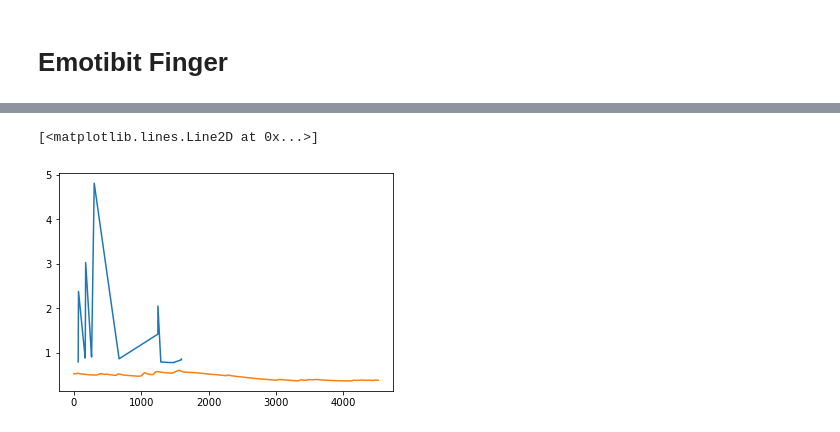
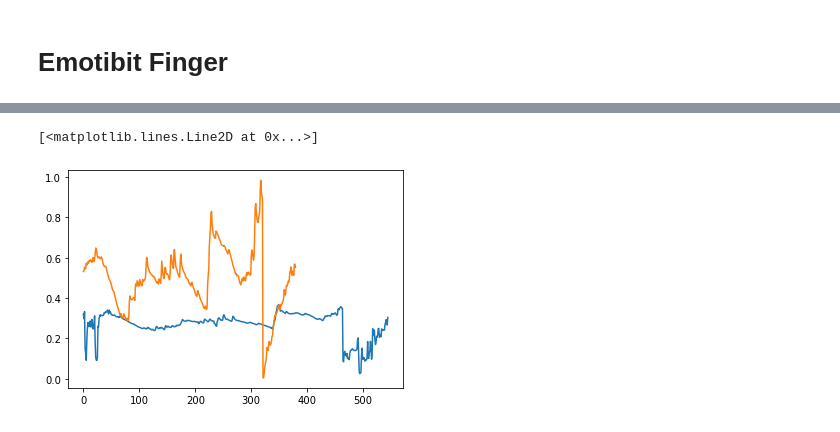
Before and after one commit to nabrown8/EDA, a Jupyter notebook: empatica/Visualizing_Data.ipynb, the cells around one changed output, grey strips where cells are left out. Drawn from its saved outputs; the diff is of its cells as text; code cells hidden in the pictures.

```diff
--- a/empatica/Visualizing_Data.ipynb
+++ b/empatica/Visualizing_Data.ipynb
@@ -55,7 +109,0 @@ df_empatica = df_empatica[df_empatica.Value>=0]
-# %%
-plt.plot(figsize=(12,6))
-plt.plot(Left)
-plt.plot(Right)
-# %% [output]
-[<matplotlib.lines.Line2D at 0x...>]
-[figure, removed]
@@ -61,0 +112,17 @@ plt.plot(Right)
+# %%
+df_empatica[['h','m','s']] = pd.DataFrame([(x.hour, x.minute, x.second) for x in df_empatica['Date']])
+# %%
+mean_empatica = df_empatica.groupby(['m', 's']).mean()
+# %%
+mean_emotibit.reset_index(inplace=True)
+mean_empatica.reset_index(inplace=True)
+# %%
+emp = mean_empatica["Value"]
+emo = mean_emotibit["EDA"]
+# %%
+plt.plot(figsize=(12,6))
+plt.plot(emo)
+plt.plot(emp)
+# %% [output]
+[<matplotlib.lines.Line2D at 0x...>]
+[figure, added]
```
Also changed, not shown: parts of 23 cells of this notebook, 15 other files.
